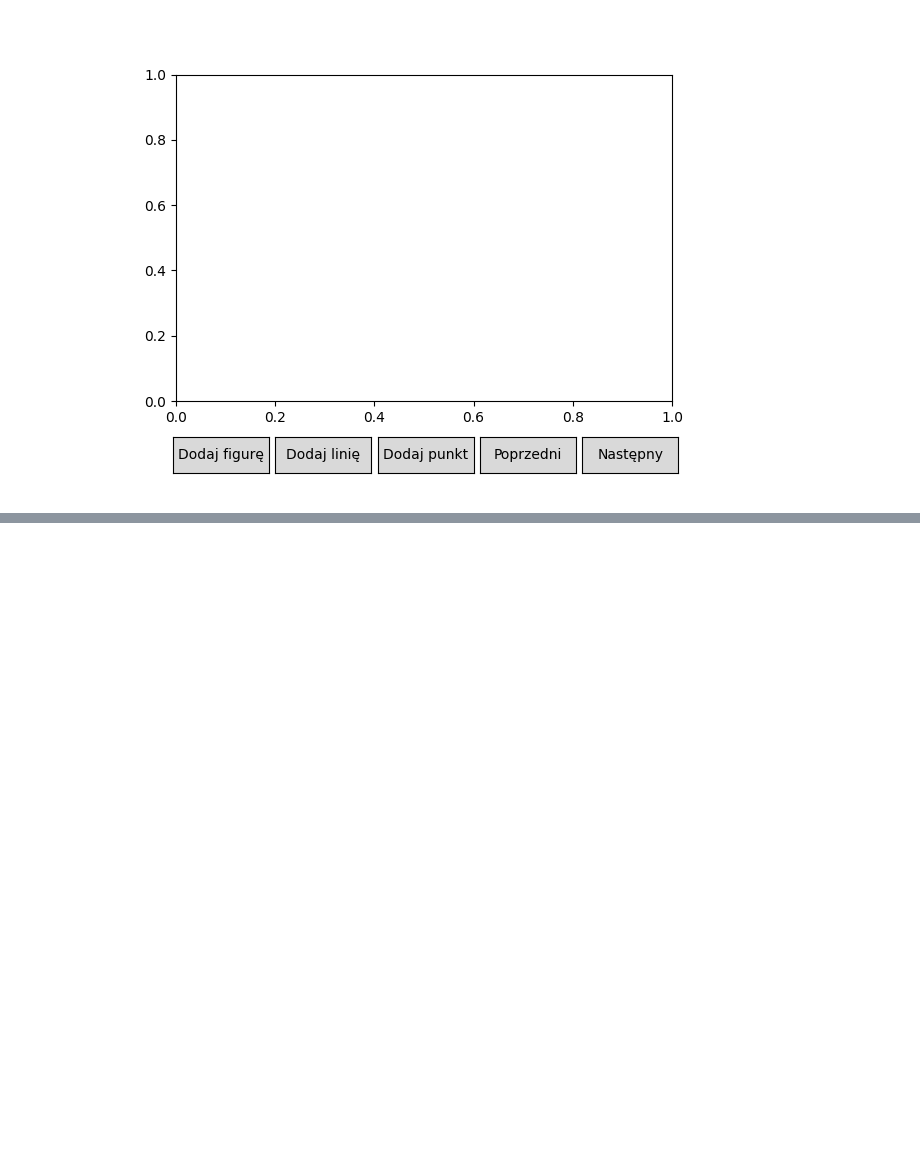
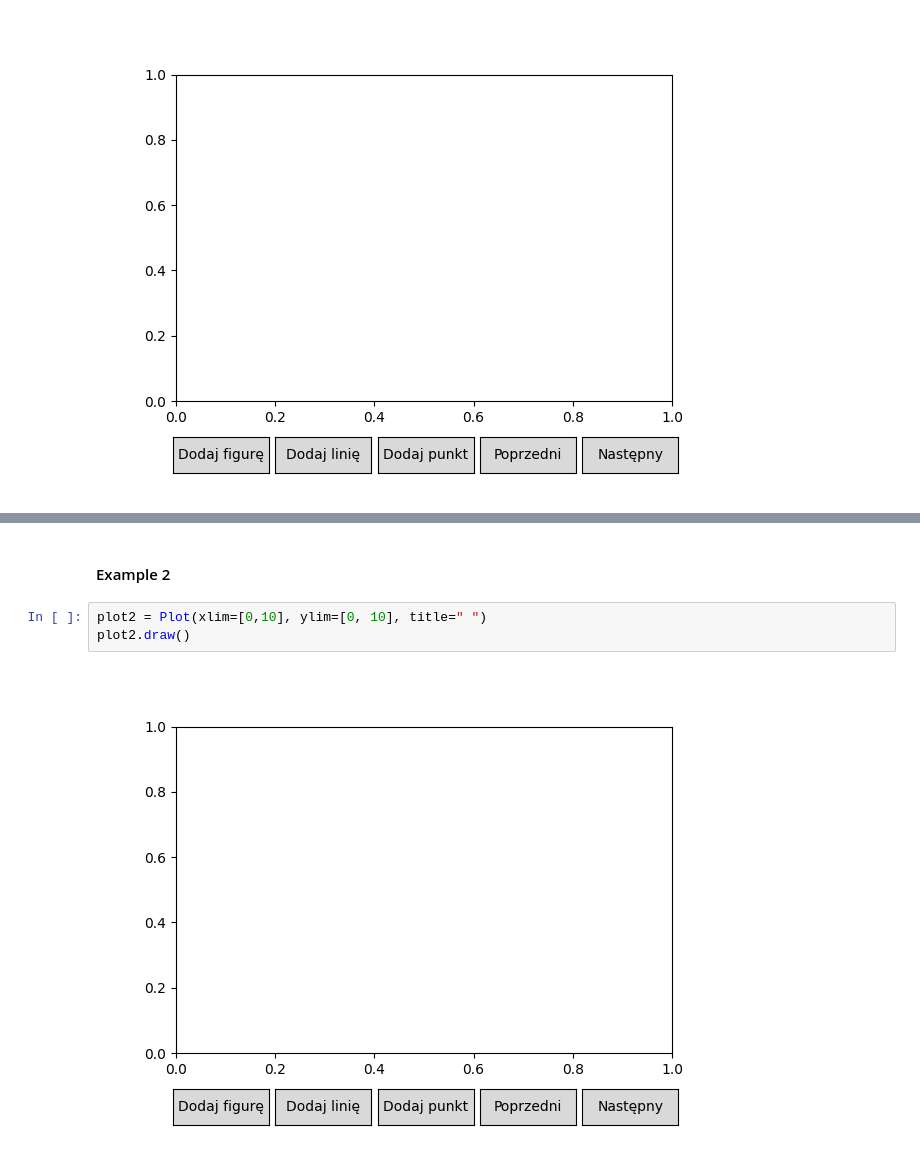
Before and after one commit to pklatka/visibility-graph, a Jupyter notebook: visualization_tool.ipynb, the cells around one changed output, grey strips where cells are left out. Drawn from its saved outputs; the diff is of its cells as text; blank space fills up the shorter version.

```diff
--- a/visualization_tool.ipynb
+++ b/visualization_tool.ipynb
@@ -1131,0 +1154,7 @@ visualisation_plot.draw()
+# %% [markdown]
+#### Example 2
+# %%
+plot2 = Plot(xlim=[0,10], ylim=[0, 10], title=" ")
+plot2.draw()
+# %% [output]
+[figure, added]
```
Also changed, not shown: parts of 35 cells of this notebook, 12 other files.
